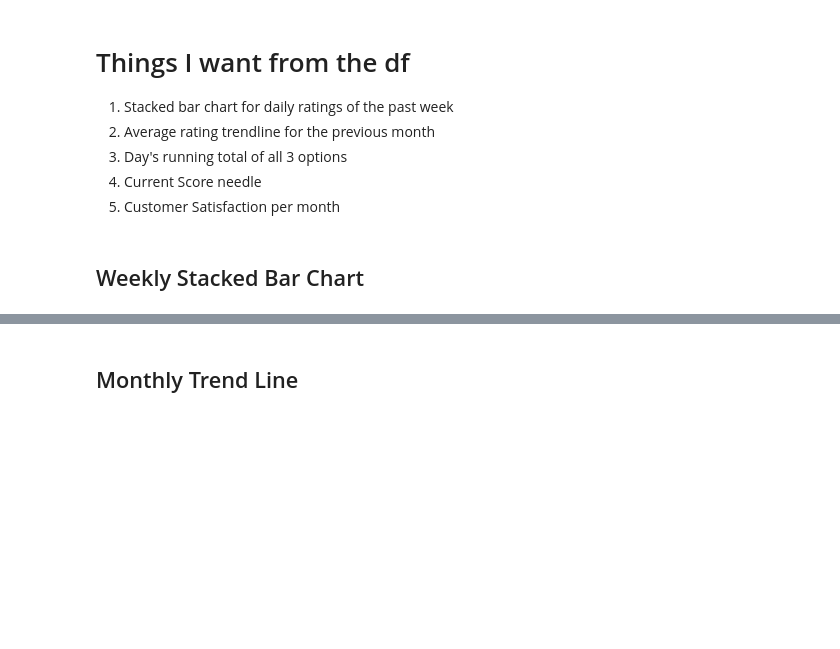
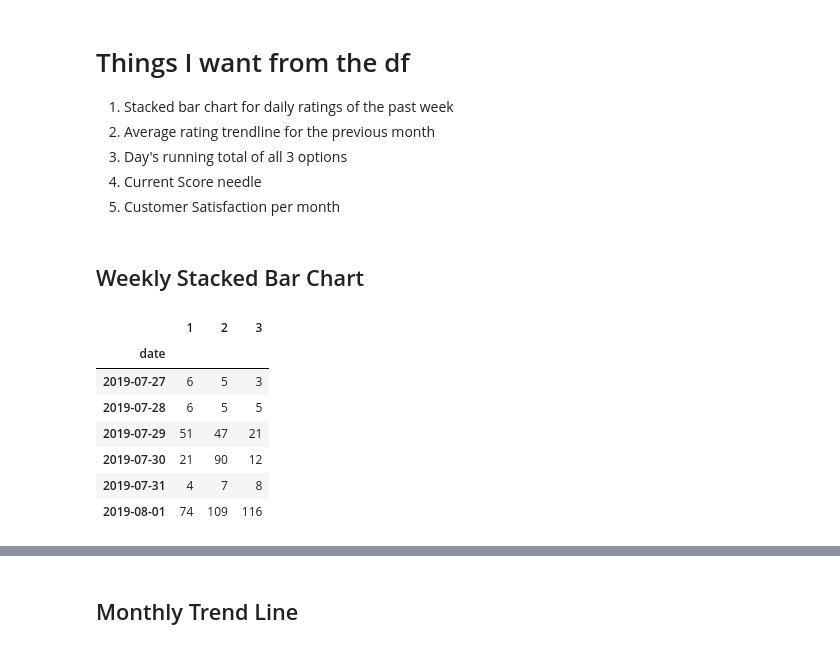
Before and after one commit to MaxCaudle/custy_sat, a Jupyter notebook: dashboard_eda.ipynb, the cells around one changed output, grey strips where cells are left out. Drawn from its saved outputs; the diff is of its cells as text; code cells hidden in the pictures; blank space fills up the shorter version.

```diff
--- a/dashboard_eda.ipynb
+++ b/dashboard_eda.ipynb
@@ -48,3 +48,13 @@ week_3 = df_week[df_week['rating'] == 3].groupby(df_week.date.dt.date).count()['
 # %%
 df_week = pd.concat([week_1, week_2,week_3], axis=1, sort=True).fillna(0)
 df_week.columns = ['1','2','3']
+df_week
+# %% [output]
+|  | 1 | 2 | 3 |
+| date |  |  |  |
+| 2019-07-27 | 6 | 5 | 3 |
+| 2019-07-28 | 6 | 5 | 5 |
+| 2019-07-29 | 51 | 47 | 21 |
+| 2019-07-30 | 21 | 90 | 12 |
+| 2019-07-31 | 4 | 7 | 8 |
+| 2019-08-01 | 74 | 109 | 116 |
```
Also changed, not shown: parts of 3 cells of this notebook, 3 other files.
